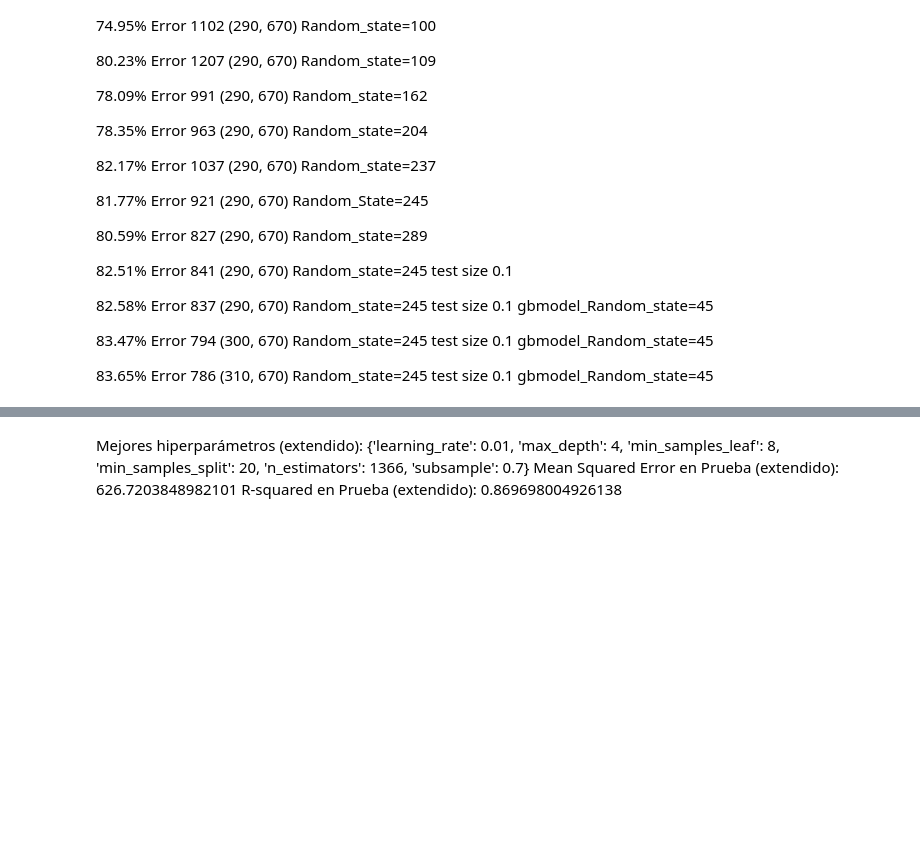
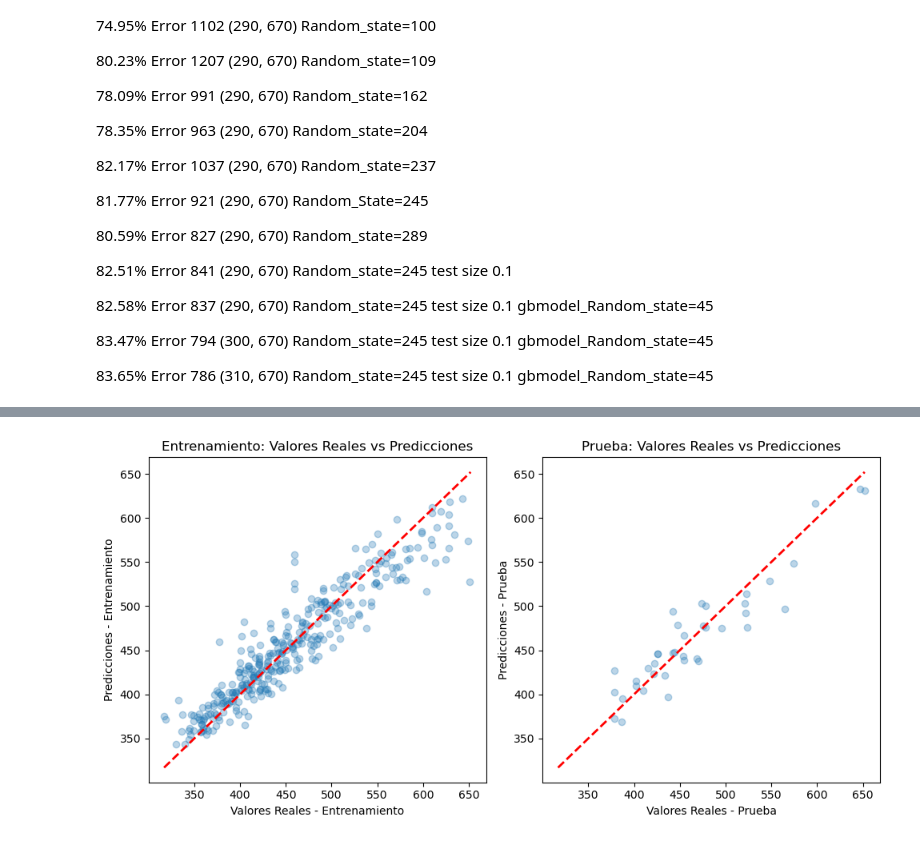
Before and after one commit to matudj28/Calidad-de-higiene-de-la-leche-en-Argentina, a Jupyter notebook: models/modelo_leche_cruda_(2do_modelo)_86.96_.ipynb, the cells around one changed output, grey strips where cells are left out. Saved outputs shown, nothing was run; the diff lists cells and outputs as text; code cells hidden in the pictures; blank space fills up the shorter version.

```diff
--- a/models/modelo_leche_cruda_(2do_modelo)_86.96_.ipynb
+++ b/models/modelo_leche_cruda_(2do_modelo)_86.96_.ipynb
@@ -254,7 +225,25 @@ Fitting 5 folds for each of 3 candidates, totalling 15 fits
 Mejores hiperparámetros (extendido): {'learning_rate': 0.01, 'max_depth': 4, 'min_samples_leaf': 8, 'min_samples_split': 20, 'n_estimators': 1366, 'subsample': 0.7}
 Mean Squared Error en Prueba (extendido): 626.7203848982101
 R-squared en Prueba (extendido): 0.869698004926138
-# %% [markdown]
-Mejores hiperparámetros (extendido): {'learning_rate': 0.01, 'max_depth': 4, 'min_samples_leaf': 8, 'min_samples_split': 20, 'n_estimators': 1366, 'subsample': 0.7}
-Mean Squared Error en Prueba (extendido): 626.7203848982101
-R-squared en Prueba (extendido): 0.869698004926138
+# %%
+plt.figure(figsize=(10, 5))
+
+# Gráfico de dispersión de las predicciones vs. valores reales
+plt.subplot(1, 2, 1)
+plt.scatter(y_train, y_train_pred, alpha=0.3)
+plt.plot([y.min(), y.max()], [y.min(), y.max()], '--r', linewidth=2)
+plt.xlabel('Valores Reales - Entrenamiento')
+plt.ylabel('Predicciones - Entrenamiento')
+plt.title('Entrenamiento: Valores Reales vs Predicciones')
+
+plt.subplot(1, 2, 2)
+plt.scatter(y_test, y_test_pred_extended, alpha=0.3)
+plt.plot([y.min(), y.max()], [y.min(), y.max()], '--r', linewidth=2)
+plt.xlabel('Valores Reales - Prueba')
+plt.ylabel('Predicciones - Prueba')
+plt.title('Prueba: Valores Reales vs Predicciones')
+
+plt.tight_layout()
+plt.show()
+# %% [output]
+[figure, added]
```
Also changed, not shown: parts of 10 cells of this notebook, 6 other files.
